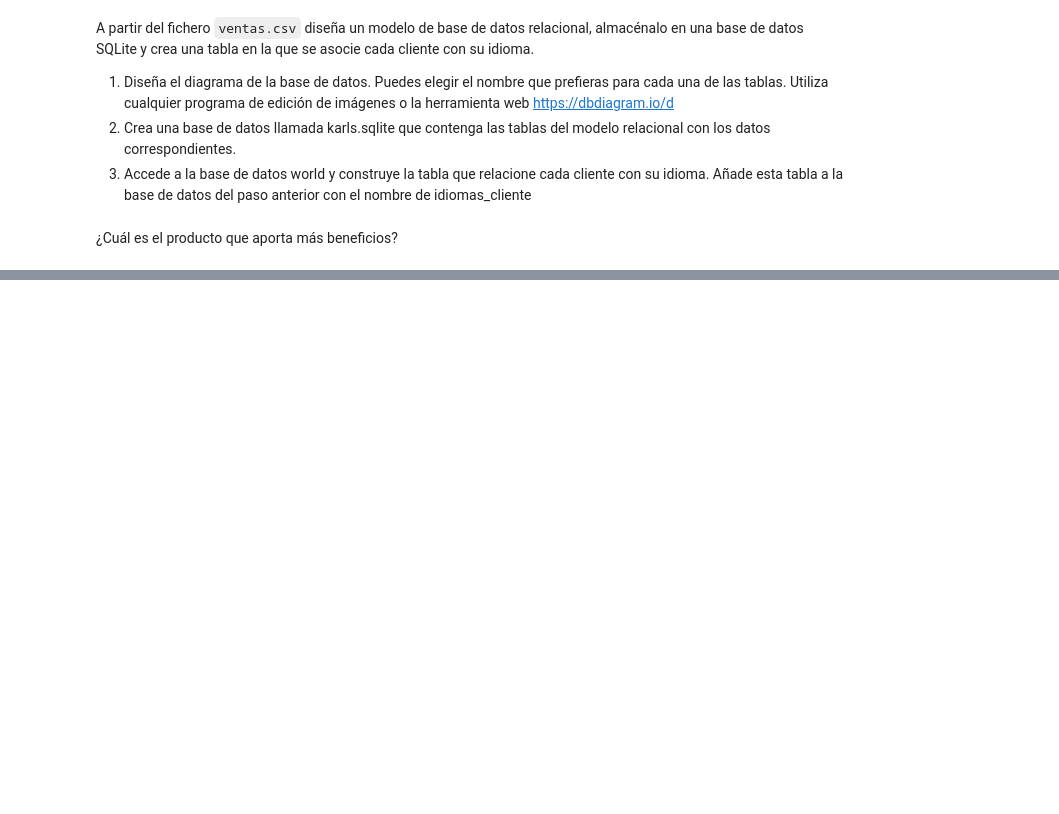
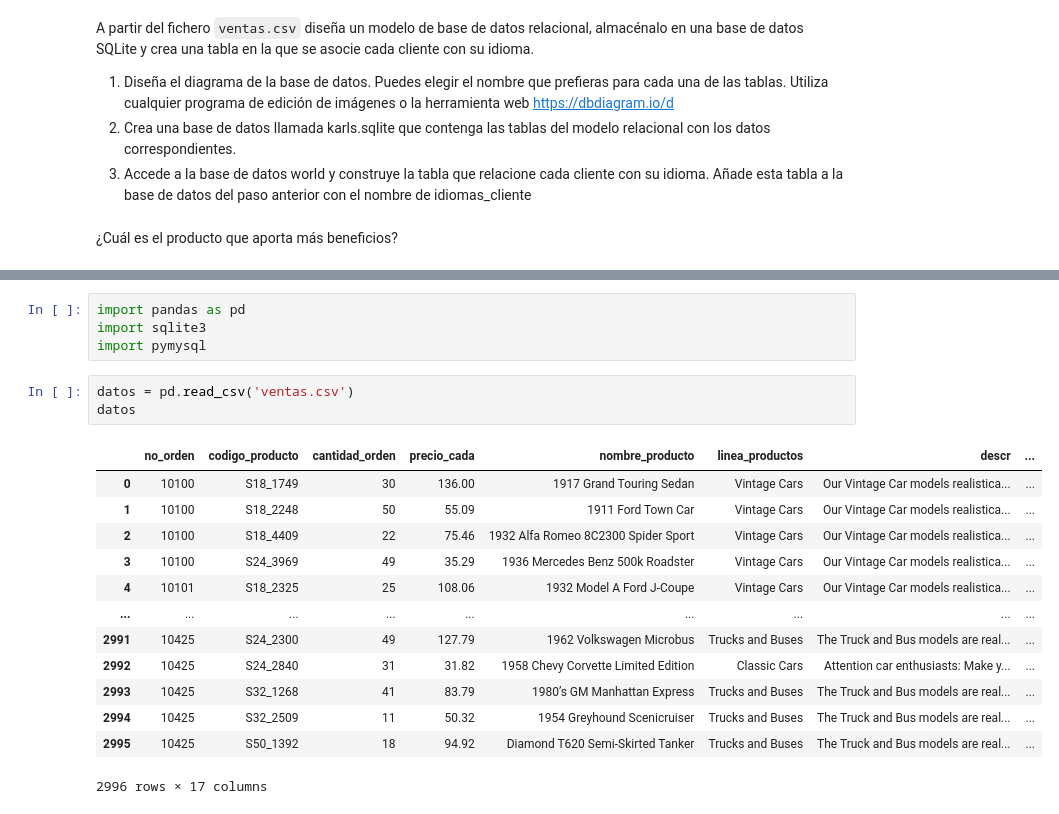
Before and after one commit to rafazamb/DS_PT_PR_SEP22, a Jupyter notebook: 02-Data_analysis/02-Procesos ETL/02-Bases de Datos/Práctica Bases de datos.ipynb, the cells around one changed output, grey strips where cells are left out. Drawn from its saved outputs; the diff is of its cells as text; blank space fills up the shorter version.

```diff
--- a/02-Data_analysis/02-Procesos ETL/02-Bases de Datos/Práctica Bases de datos.ipynb
+++ b/02-Data_analysis/02-Procesos ETL/02-Bases de Datos/Práctica Bases de datos.ipynb
@@ -45,0 +48,21 @@ A partir del fichero `ventas.csv` diseña un modelo de base de datos relacional,
+# %%
+import pandas as pd
+import sqlite3
+import pymysql
+# %%
+datos = pd.read_csv('ventas.csv')
+datos
+# %% [output]
+|  | no_orden | codigo_producto | cantidad_orden | precio_cada | nombre_producto | linea_productos | descr | ... |
+| 0 | 10100 | S18_1749 | 30 | 136.00 | 1917 Grand Touring Sedan | Vintage Cars | Our Vintage Car models realistica... | ... |
+| 1 | 10100 | S18_2248 | 50 | 55.09 | 1911 Ford Town Car | Vintage Cars | Our Vintage Car models realistica... | ... |
+| 2 | 10100 | S18_4409 | 22 | 75.46 | 1932 Alfa Romeo 8C2300 Spider Sport | Vintage Cars | Our Vintage Car models realistica... | ... |
+| 3 | 10100 | S24_3969 | 49 | 35.29 | 1936 Mercedes Benz 500k Roadster | Vintage Cars | Our Vintage Car models realistica... | ... |
+| 4 | 10101 | S18_2325 | 25 | 108.06 | 1932 Model A Ford J-Coupe | Vintage Cars | Our Vintage Car models realistica... | ... |
+| ... | ... | ... | ... | ... | ... | ... | ... | ... |
+| 2991 | 10425 | S24_2300 | 49 | 127.79 | 1962 Volkswagen Microbus | Trucks and Buses | The Truck and Bus models are real... | ... |
+| 2992 | 10425 | S24_2840 | 31 | 31.82 | 1958 Chevy Corvette Limited Edition | Classic Cars | Attention car enthusiasts: Make y... | ... |
+| 2993 | 10425 | S32_1268 | 41 | 83.79 | 1980’s GM Manhattan Express | Trucks and Buses | The Truck and Bus models are real... | ... |
+| 2994 | 10425 | S32_2509 | 11 | 50.32 | 1954 Greyhound Scenicruiser | Trucks and Buses | The Truck and Bus models are real... | ... |
+| 2995 | 10425 | S50_1392 | 18 | 94.92 | Diamond T620 Semi-Skirted Tanker | Trucks and Buses | The Truck and Bus models are real... | ... |
+2996 rows × 17 columns
```
Also changed, not shown: parts of 21 cells of this notebook, 1 other file.
